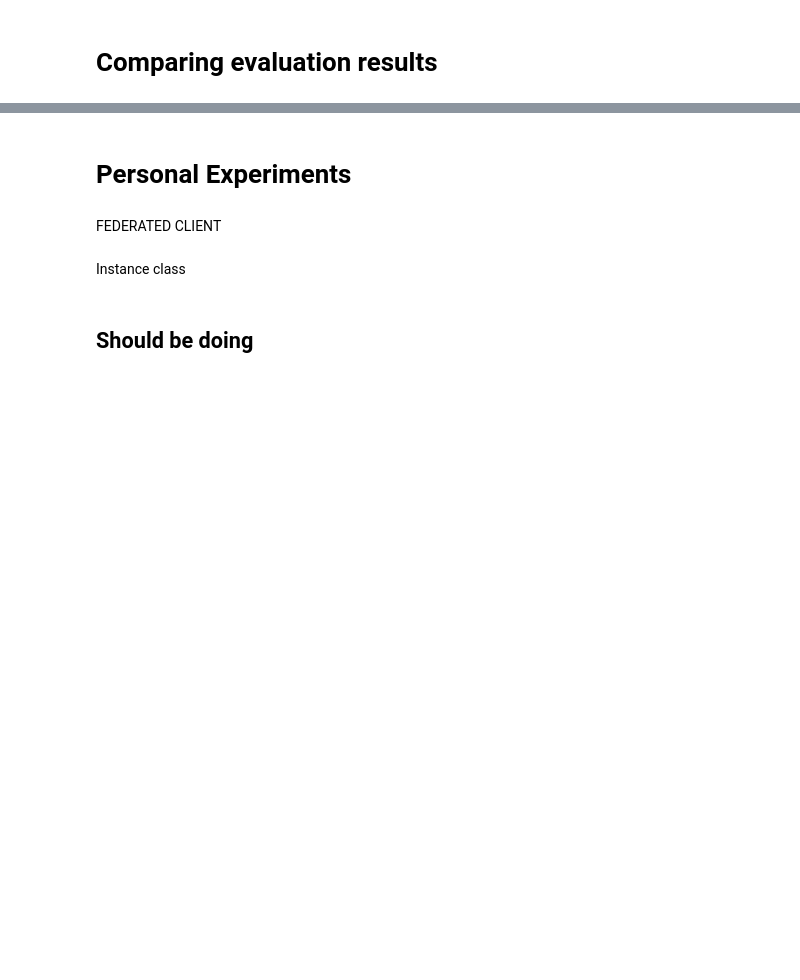
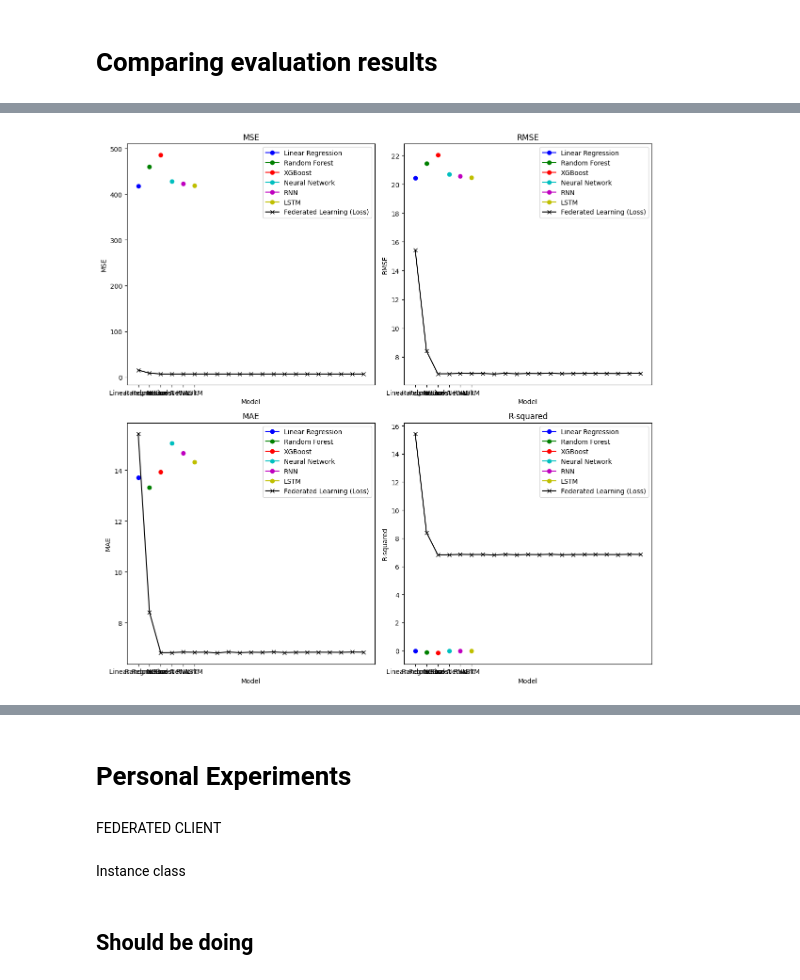
Before and after one commit to kirank981/Project_space, a Jupyter notebook: project_space.ipynb, the cells around one changed output, grey strips where cells are left out. Cells and saved outputs as stored; diff of their text form; code cells hidden in the pictures; blank space fills up the shorter version.

```diff
--- a/project_space.ipynb
+++ b/project_space.ipynb
@@ -1651,0 +2326,37 @@ plt.show()
+# %%
+import matplotlib.pyplot as plt
+import numpy as np
+
+# Centralized model evaluation results
+central_eval_results = eval_results[:, 1:].astype(float)  # Exclude model names and convert to float
+central_eval_metrics = ['MSE', 'RMSE', 'MAE', 'R-squared']
+
+# Define model names
+model_names = ['Linear Regression', 'Random Forest', 'XGBoost', 'Neural Network', 'RNN', 'LSTM']
+
+# Define colors for each centralized model
+colors = ['b', 'g', 'r', 'c', 'm', 'y']
+
+# Plotting
+plt.figure(figsize=(12, 12))
+
+# Compare centralized models' metrics with FL evaluation results for each round
+for i, metric in enumerate(central_eval_metrics):
+    plt.subplot(2, 2, i + 1)
+
+    # Plot evaluation values for each centralized model with different color and label
+    for j, model_name in enumerate(model_names):
+        plt.plot(model_name, central_eval_results[j, i], marker='o', color=colors[j], label=model_name)
+
+    # Plot FL evaluation values for each round
+    plt.plot(range(len(fl_loss)), fl_loss, marker='x', color='k', label='Federated Learning (Loss)')
+
+    plt.title(metric)
+    plt.xlabel('Model')
+    plt.ylabel(metric)
+    plt.legend()
+
+plt.tight_layout()
+plt.show()
+# %% [output]
+[figure, added]
```
Also changed, not shown: parts of 41 cells of this notebook.
